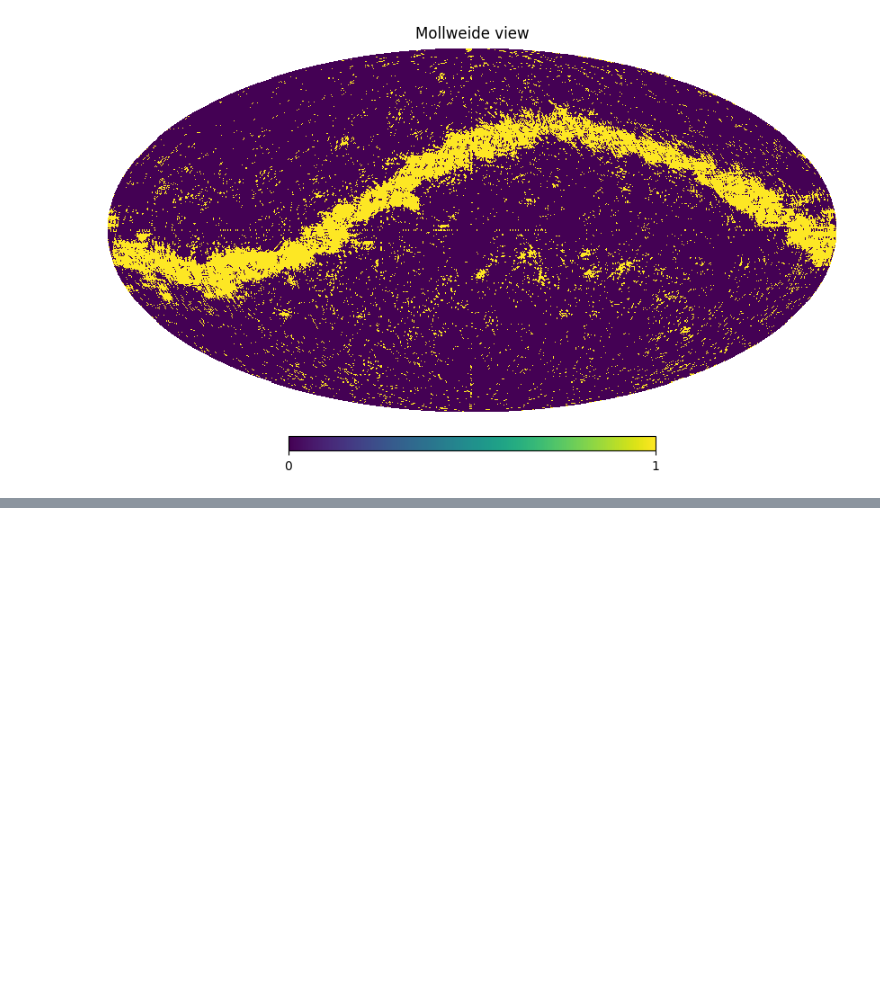
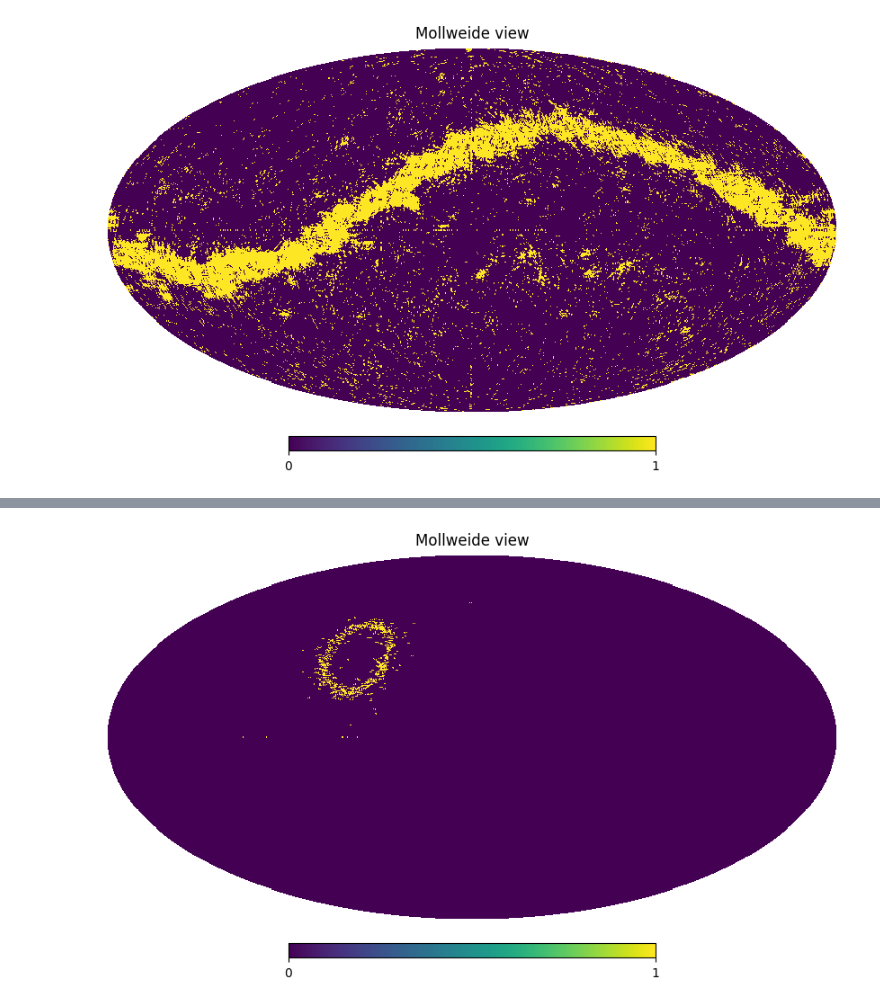
Before and after one commit to zoglauer/nn-response-approximation, a Jupyter notebook: src/notebooks/denoising.ipynb, the cells around one changed output, grey strips where cells are left out. Saved outputs shown, nothing was run; the diff lists cells and outputs as text; code cells hidden in the pictures; blank space fills up the shorter version.

```diff
--- a/src/notebooks/denoising.ipynb
+++ b/src/notebooks/denoising.ipynb
@@ -143,0 +177,6 @@ hp.mollview(reconstructed_CV)
+# %%
+test = reconstruct_from_cartesian(vals['y'][2], NSIDE, cart_to_heal_map)
+test = np.array([1 if val > 0 else 0 for val in test])
+hp.mollview(test)
+# %% [output]
+[figure, added]
```
Also changed, not shown: parts of 2 cells of this notebook, 4 other files.
